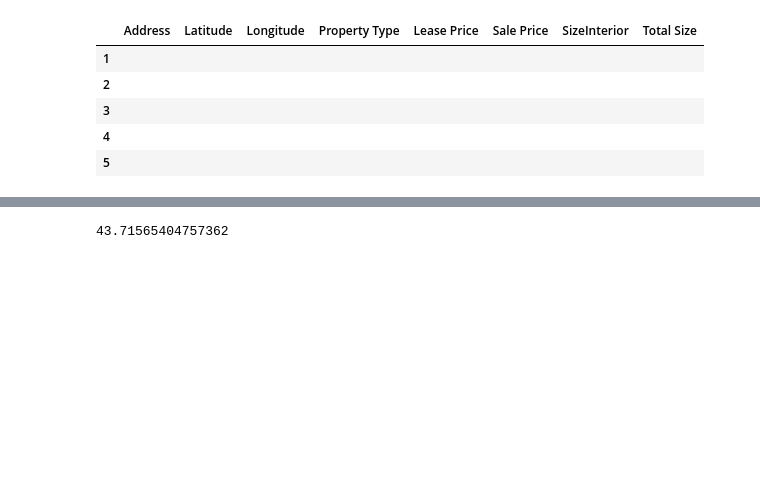
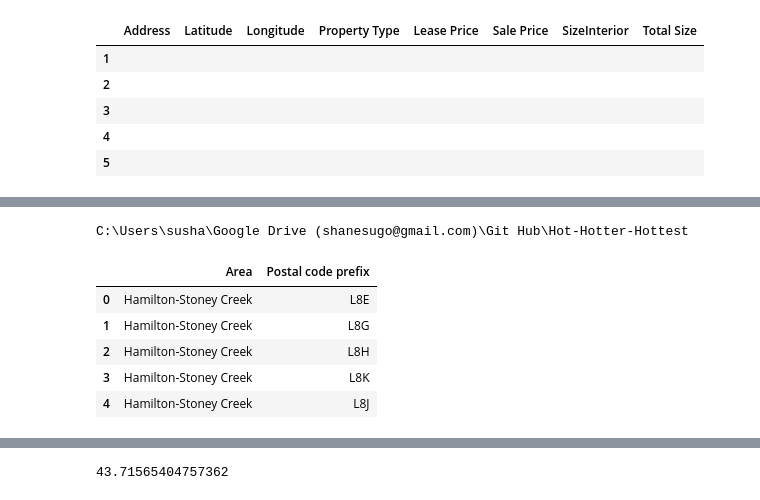
Before and after one commit to sushainegoyal/Bootcamp---Group-Project-1, a Jupyter notebook: Master_Project_1 (3).ipynb, the cells around one changed output, grey strips where cells are left out. Saved outputs shown, nothing was run; the diff lists cells and outputs as text; code cells hidden in the pictures; blank space fills up the shorter version.

```diff
--- a/Master_Project_1 (3).ipynb
+++ b/Master_Project_1 (3).ipynb
@@ -161,0 +198,14 @@ response['Paging']
+# %%
+cwd = os.getcwd()
+print (cwd)
+csvpath_one = "Postal code GTA.csv"
+PostalCode_df = pd.read_csv(csvpath_one)
+PostalCode_df.head()
+# %% [output]
+C:\Users\susha\Google Drive (shanesugo@gmail.com)\Git Hub\Hot-Hotter-Hottest
+|  | Area | Postal code prefix |
+| 0 | Hamilton-Stoney Creek | L8E |
+| 1 | Hamilton-Stoney Creek | L8G |
+| 2 | Hamilton-Stoney Creek | L8H |
+| 3 | Hamilton-Stoney Creek | L8K |
+| 4 | Hamilton-Stoney Creek | L8J |
```
Also changed, not shown: parts of 7 cells of this notebook.
